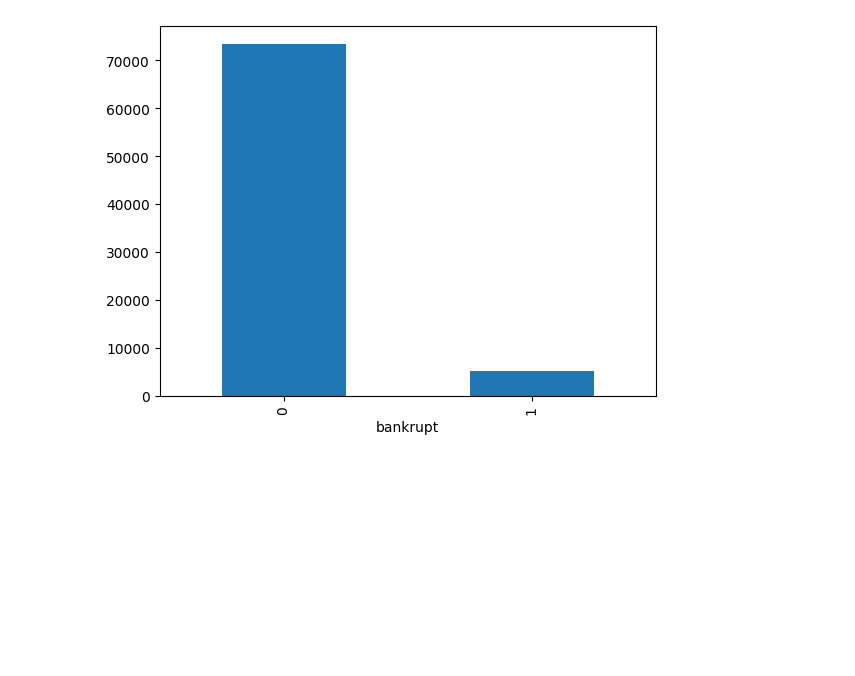
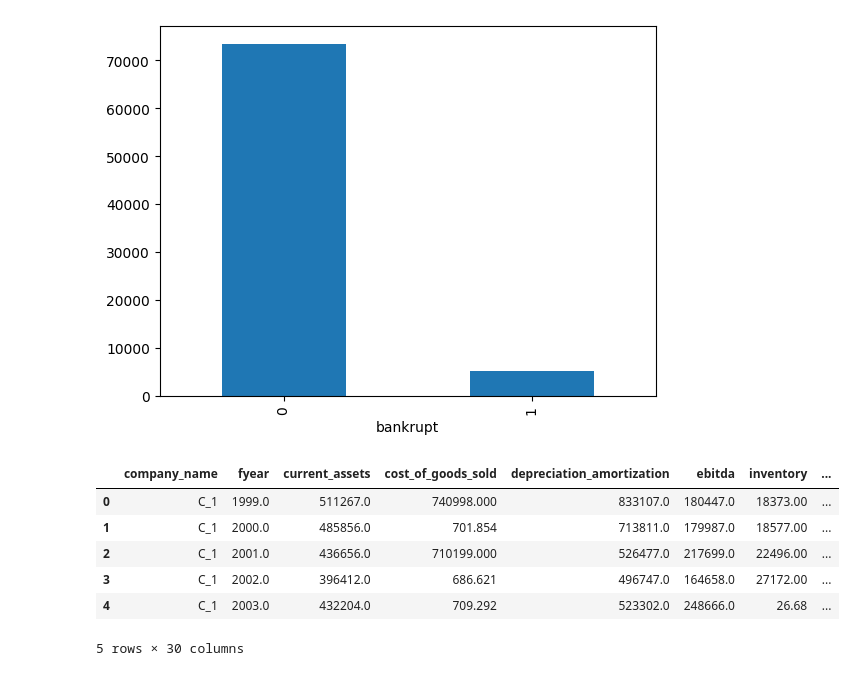
Before and after one commit to Vincent2308/Corporate-Bankruptcy, a Jupyter notebook: notebooks/week1/usa_eda.ipynb, the cells around one changed output. Cells and saved outputs as stored; diff of their text form; code cells hidden in the pictures; blank space fills up the shorter version.

```diff
--- a/notebooks/week1/usa_eda.ipynb
+++ b/notebooks/week1/usa_eda.ipynb
@@ -175,0 +178,10 @@ df['retained_to_assets'] = df['retained_earnings'] / df['total_assets']
+# %%
+df.head()
+# %% [output]
+|  | company_name | fyear | current_assets | cost_of_goods_sold | depreciation_amortization | ebitda | inventory | ... |
+| 0 | C_1 | 1999.0 | 511267.0 | 740998.000 | 833107.0 | 180447.0 | 18373.00 | ... |
+| 1 | C_1 | 2000.0 | 485856.0 | 701.854 | 713811.0 | 179987.0 | 18577.00 | ... |
+| 2 | C_1 | 2001.0 | 436656.0 | 710199.000 | 526477.0 | 217699.0 | 22496.00 | ... |
+| 3 | C_1 | 2002.0 | 396412.0 | 686.621 | 496747.0 | 164658.0 | 27172.00 | ... |
+| 4 | C_1 | 2003.0 | 432204.0 | 709.292 | 523302.0 | 248666.0 | 26.68 | ... |
+5 rows × 30 columns
```
Also changed, not shown: parts of 1 cell of this notebook, 1 other file.
